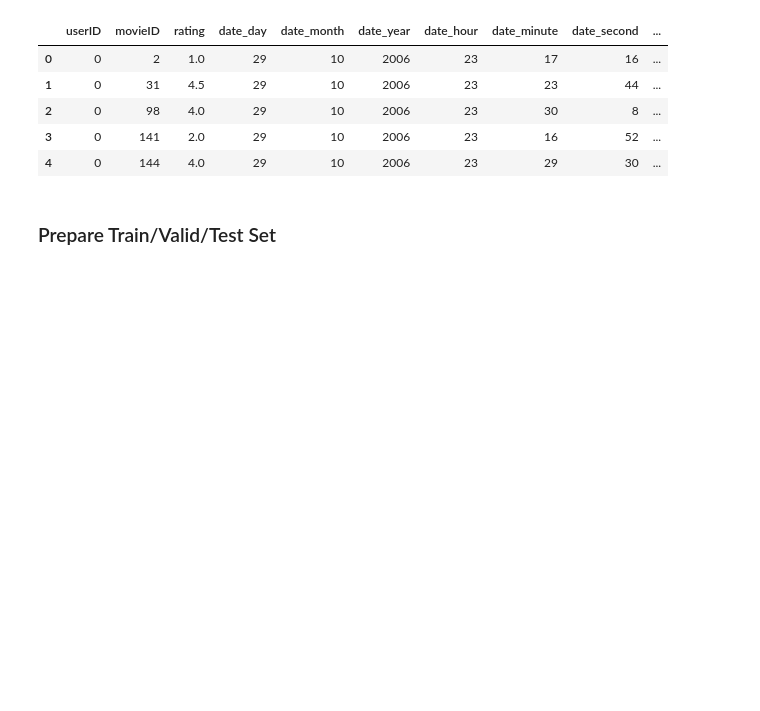
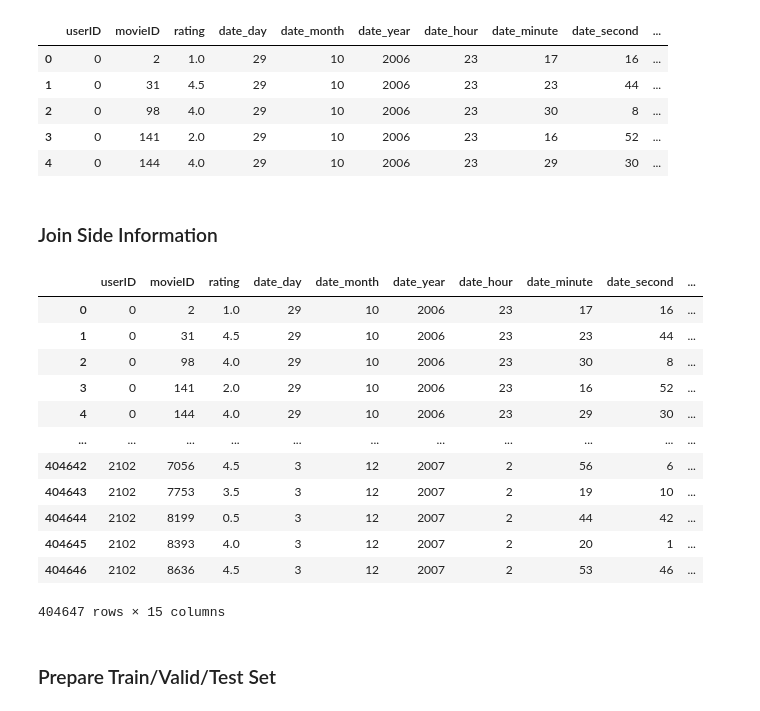
Before and after one commit to jeffery5bai/DPRecSys, a Jupyter notebook: basic/basic_exp.ipynb, the cells around one changed output. Drawn from its saved outputs; the diff is of its cells as text; code cells hidden in the pictures; blank space fills up the shorter version.

Commit message:
add feature engineer tools

```diff
--- a/basic/basic_exp.ipynb
+++ b/basic/basic_exp.ipynb
@@ -13,20 +13,24 @@ import os
 import sys
 sys.path.append(os.path.abspath(os.path.join(os.getcwd(), '..')))
 
-from common.utils import DataPreprocessor, set_seed
+from common.utils import DataPreprocessor, FeatureEngineer, ExperimentDataPreprocessor, set_seed
 
 # from dotenv import load_dotenv
 # load_dotenv(dotenv_path="../.env")
 # MLFLOW_SERVICE_URI = os.getenv("MLFLOW_SERVICE_URI", "")
 
-MOVIELENS_DATA_DIR = "../datasets/movielens-2k/user_ratedmovies.dat"
+MOVIELENS_DATA_DIR = "../datasets/hetrec2011-movielens-2k-v2/user_ratedmovies.dat"
 RANDOM_SEED = 42
 BATCH_SIZE = 1024
 EMB_DIM = 64
 LR = 1e-3
 EPOCHS = 5
 
+# Initialize data processors
 set_seed(RANDOM_SEED)
+data_preprocessor = DataPreprocessor()
+feature_engineer = FeatureEngineer()
+experiment_data_preprocessor = ExperimentDataPreprocessor()
 # %% [output]
 Seed set to 42
 random seed set to 42
@@ -36,7 +40,7 @@ lightning seed set to 42
 # %% [markdown]
 ### Load and Process DataFrame
 # %%
-interaction_df = DataPreprocessor().load_and_process_df(
+interaction_df = data_preprocessor.load_and_process_df(
     file_dir=MOVIELENS_DATA_DIR,
     year_range=(2006, 2008),
 )
@@ -67,6 +71,26 @@ Num of distinct items: 9519
 | 2 | 0 | 98 | 4.0 | 29 | 10 | 2006 | 23 | 30 | 8 | ... |
 | 3 | 0 | 141 | 2.0 | 29 | 10 | 2006 | 23 | 16 | 52 | ... |
 | 4 | 0 | 144 | 4.0 | 29 | 10 | 2006 | 23 | 29 | 30 | ... |
+# %% [markdown]
+### Join Side Information
+# %%
+feature_engineer.join_item_features(
+    df=interaction_df
+)
+# %% [output]
+|  | userID | movieID | rating | date_day | date_month | date_year | date_hour | date_minute | date_second | ... |
+| 0 | 0 | 2 | 1.0 | 29 | 10 | 2006 | 23 | 17 | 16 | ... |
+| 1 | 0 | 31 | 4.5 | 29 | 10 | 2006 | 23 | 23 | 44 | ... |
+| 2 | 0 | 98 | 4.0 | 29 | 10 | 2006 | 23 | 30 | 8 | ... |
+| 3 | 0 | 141 | 2.0 | 29 | 10 | 2006 | 23 | 16 | 52 | ... |
+| 4 | 0 | 144 | 4.0 | 29 | 10 | 2006 | 23 | 29 | 30 | ... |
+| ... | ... | ... | ... | ... | ... | ... | ... | ... | ... | ... |
+| 404642 | 2102 | 7056 | 4.5 | 3 | 12 | 2007 | 2 | 56 | 6 | ... |
+| 404643 | 2102 | 7753 | 3.5 | 3 | 12 | 2007 | 2 | 19 | 10 | ... |
+| 404644 | 2102 | 8199 | 0.5 | 3 | 12 | 2007 | 2 | 44 | 42 | ... |
+| 404645 | 2102 | 8393 | 4.0 | 3 | 12 | 2007 | 2 | 20 | 1 | ... |
+| 404646 | 2102 | 8636 | 4.5 | 3 | 12 | 2007 | 2 | 53 | 46 | ... |
+404647 rows × 15 columns
 # %% [markdown]
 ### Prepare Train/Valid/Test Set
 # %%
```
Also changed, not shown: parts of 5 cells of this notebook, 2 other files.
